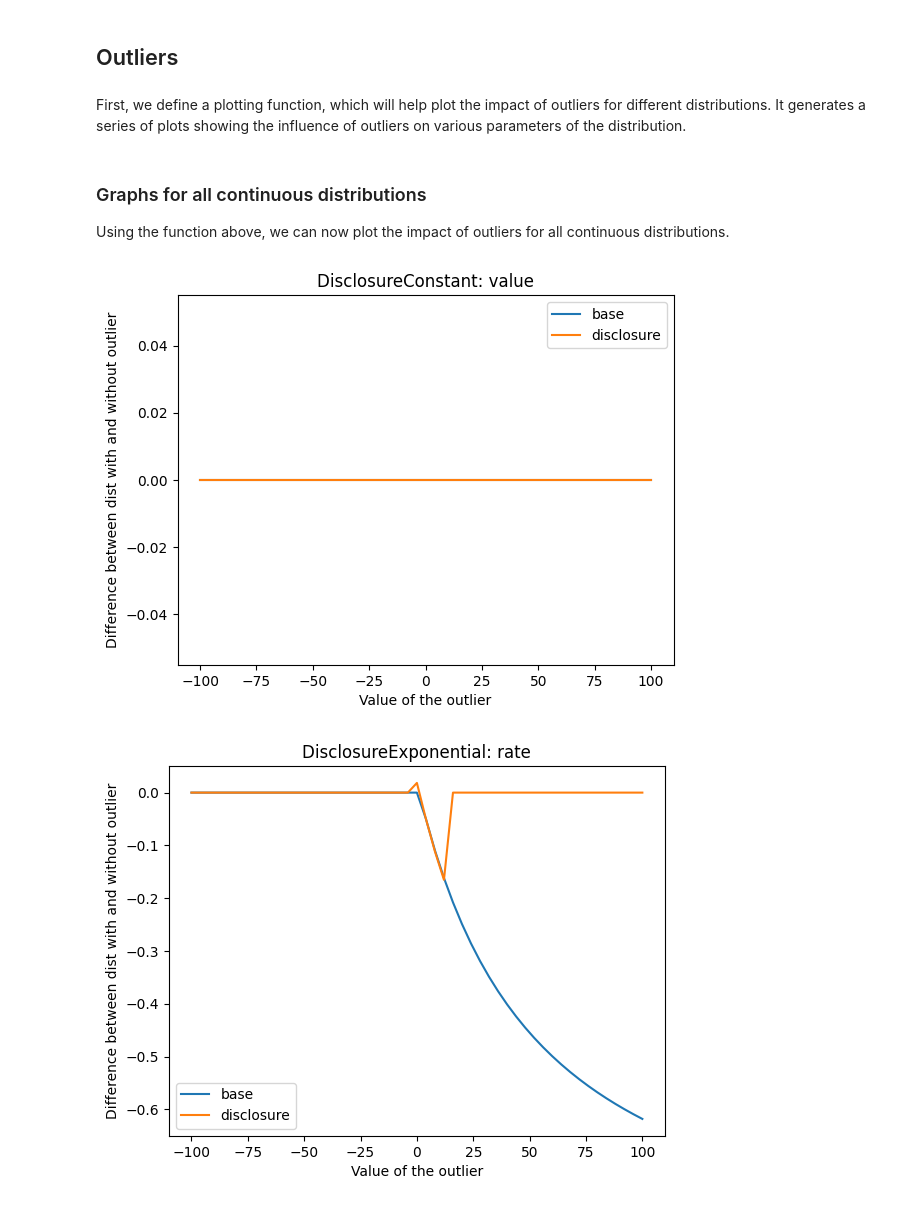
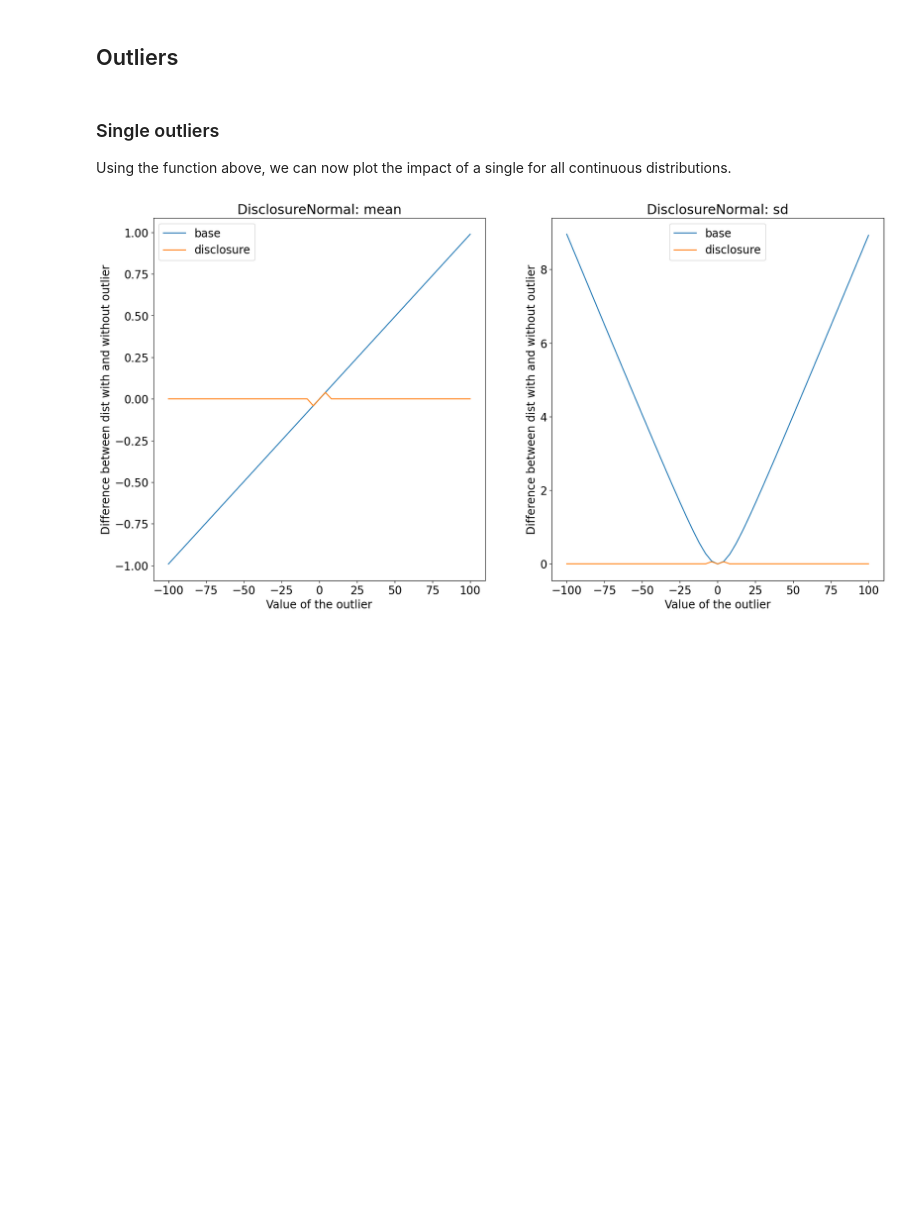
Before and after one commit to sodascience/metasyn-disclosure-control, a Jupyter notebook: examples/outliers.ipynb, the cells around one changed output. Saved outputs shown, nothing was run; the diff lists cells and outputs as text; code cells hidden in the pictures; blank space fills up the shorter version.

Commit message:
Update outlier notebook (#50)

```diff
--- a/examples/outliers.ipynb
+++ b/examples/outliers.ipynb
@@ -24,4 +12,2 @@ from metasyncontrib.disclosure import DisclosurePrivacy
 # %% [markdown]
 ## Outliers
-# %% [markdown]
-First, we define a plotting function, which will help plot the impact of outliers for different distributions. It generates a series of plots showing the influence of outliers on various parameters of the distribution.
@@ -105,9 +14,10 @@ def plot_outliers(dist_type, series_size=50):
 # %% [markdown]
-### Graphs for all continuous distributions
+### Single outliers
 
-Using the function above, we can now plot the impact of outliers for all continuous distributions.
+Using the function above, we can now plot the impact of a single for all continuous distributions.
 # %%
-plot_outliers("continuous")
+from metasyncontrib.disclosure.visualization import plot_outliers
+
+plot_outliers("continuous", "normal", series_size=100, n_outliers=1)
 # %% [output]
-[figure, old version]
+[figure, new version]
-[figure, removed]
```
Also changed, not shown: parts of 10 cells of this notebook, 2 other files.
